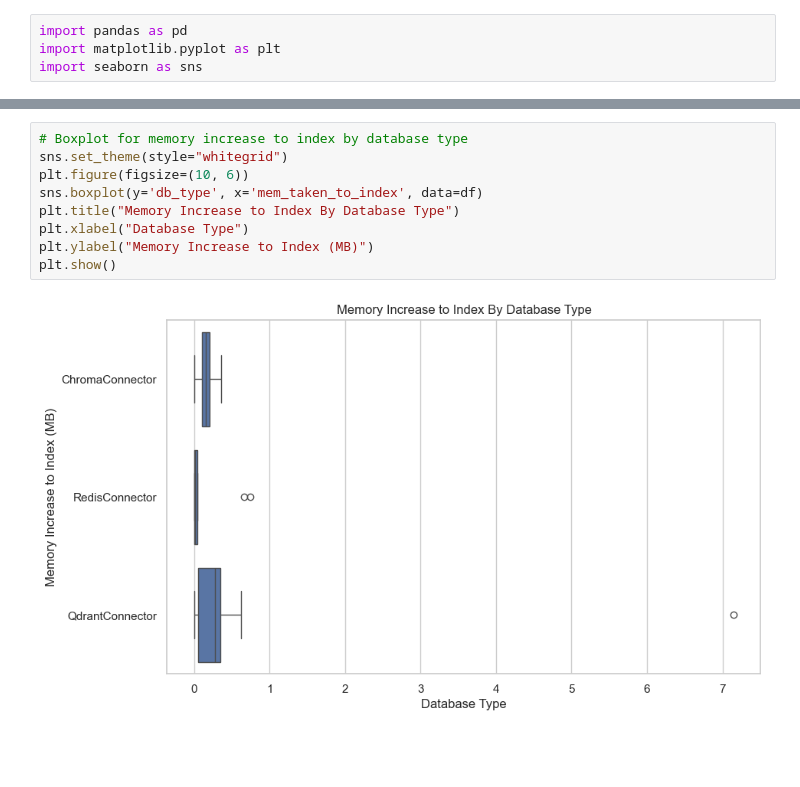
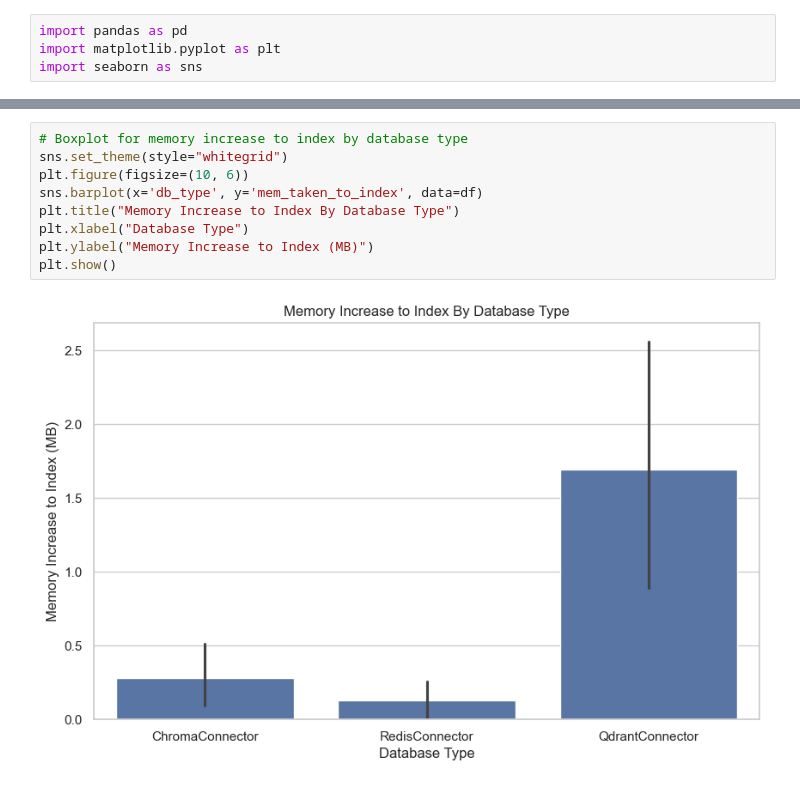
Before and after one commit to thealphacubicle/ClassRAG, a Jupyter notebook: notebooks/RAG Indexing Analysis.ipynb, the cells around one changed output, grey strips where cells are left out. Saved outputs shown, nothing was run; the diff lists cells and outputs as text; blank space fills up the shorter version.

```diff
--- a/notebooks/RAG Indexing Analysis.ipynb
+++ b/notebooks/RAG Indexing Analysis.ipynb
@@ -28,14 +28,14 @@ plt.show()
 # %%
 # Boxplot for memory increase to index by database type
 sns.set_theme(style="whitegrid")
 plt.figure(figsize=(10, 6))
-sns.boxplot(y='db_type', x='mem_taken_to_index', data=df)
+sns.barplot(x='db_type', y='mem_taken_to_index', data=df)
 plt.title("Memory Increase to Index By Database Type")
 plt.xlabel("Database Type")
 plt.ylabel("Memory Increase to Index (MB)")
 plt.show()
 # %% [output]
-[figure, old version]
+[figure, new version]
 # %%
 # Average time by embedding model type
 sns.set_theme(style="whitegrid")
```
Also changed, not shown: parts of 5 cells of this notebook, 1 other file.
